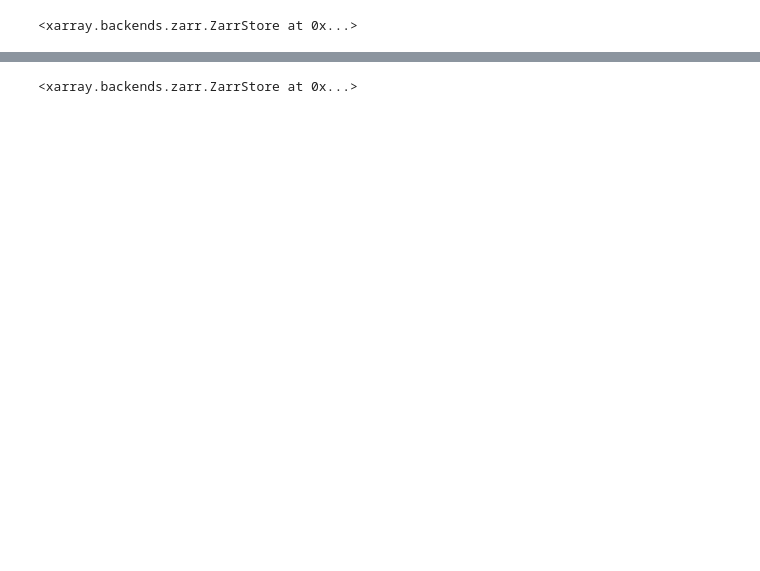
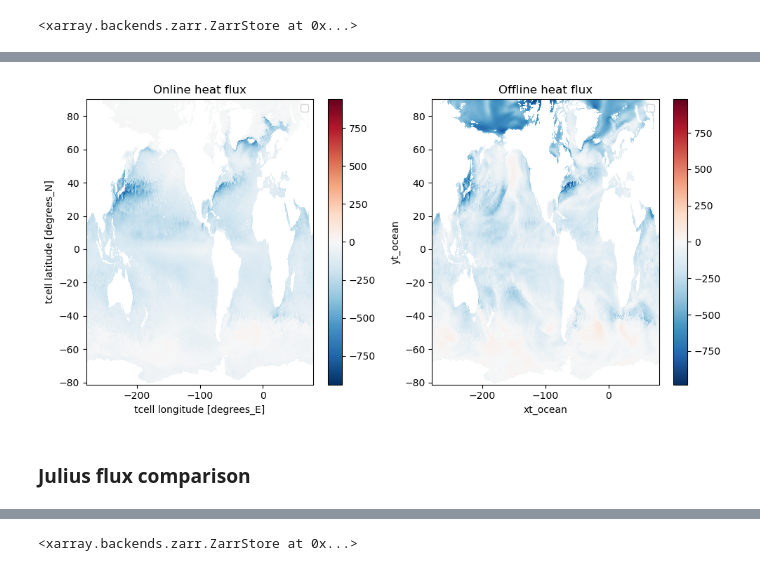
Before and after one commit to ocean-transport/air-sea-ML, a Jupyter notebook: fluxComparisonWithGCM.ipynb, the cells around one changed output, grey strips where cells are left out. Cells and saved outputs as stored; diff of their text form; code cells hidden in the pictures; blank space fills up the shorter version.

```diff
--- a/fluxComparisonWithGCM.ipynb
+++ b/fluxComparisonWithGCM.ipynb
@@ -168,0 +276,17 @@ HF_spatialAvg.to_zarr('gs://leap-persistent/panalluri/HF_spatialAvg_pointwiseGlo
+# %%
+fig, (ax1, ax2) = plt.subplots(1, 2, figsize=(10, 5))
+
+online_HF = ds.sens_heat + ds.evap_heat
+online_HF.isel(time=0).plot(ax=ax1)
+ax1.set_title('Online heat flux')
+
+# Plot data on the second subplot
+heatfluxHR.isel(time=0).plot(ax=ax2)
+ax2.set_title('Offline heat flux')
+
+# Adjust layout
+plt.tight_layout()
+
+# Show the plot
+plt.show()
+# %% [output]
@@ -168,0 +297,3 @@ HF_spatialAvg.to_zarr('gs://leap-persistent/panalluri/HF_spatialAvg_pointwiseGlo
+[figure, added]
+# %% [markdown]
+### Julius flux comparison
```
Also changed, not shown: parts of 34 cells of this notebook.
